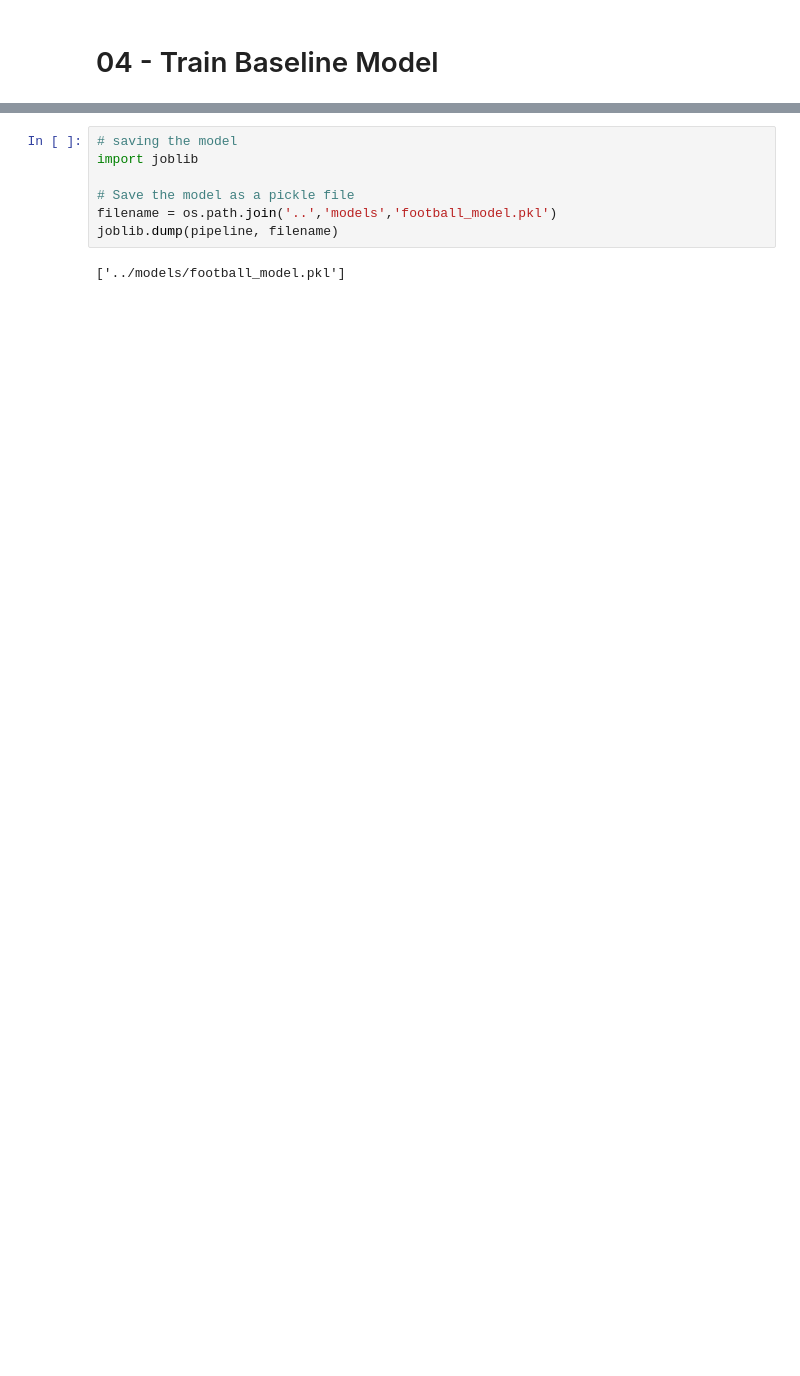
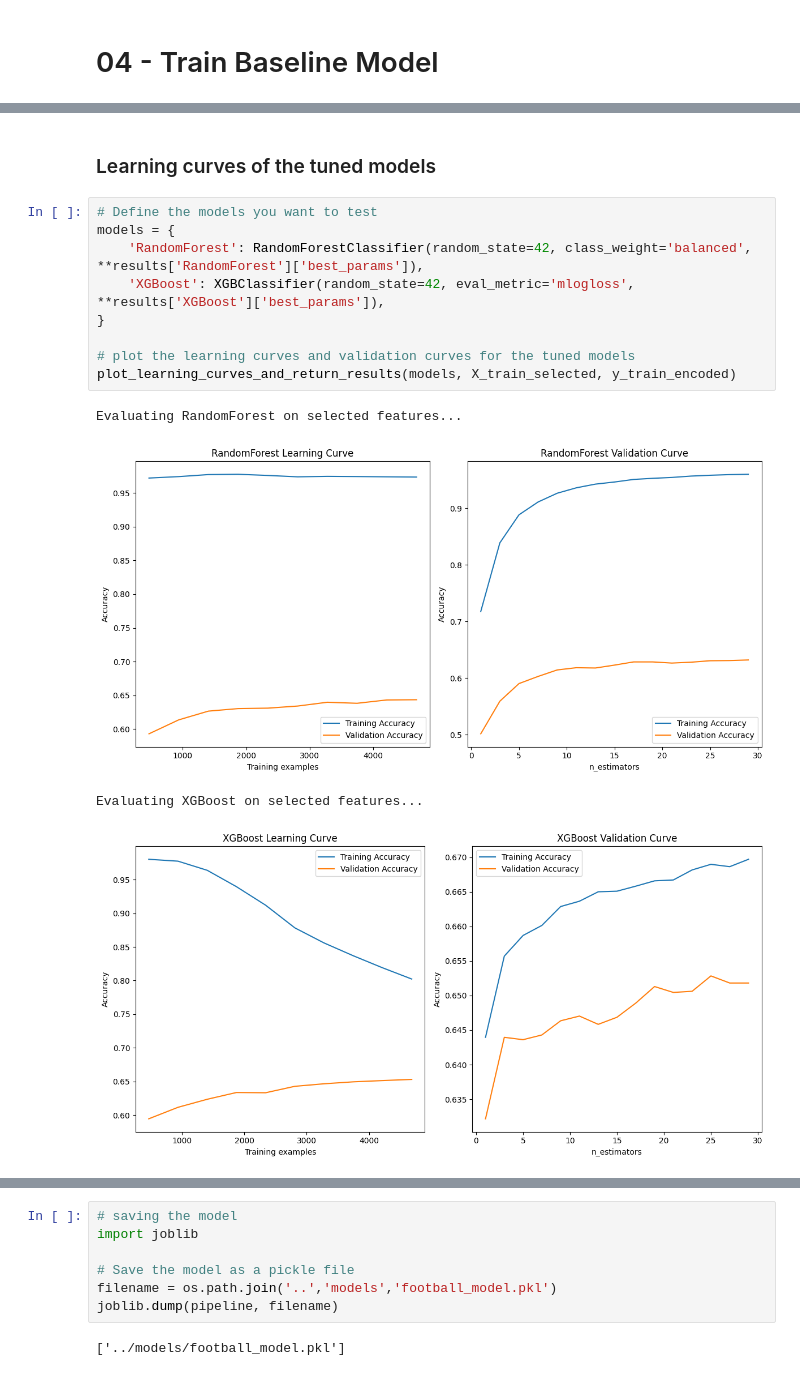
Before and after one commit to RuiFSP/Premier-League-Football, a Jupyter notebook: notebooks/04-train_model.ipynb, the cells around one changed output, grey strips where cells are left out. Saved outputs shown, nothing was run; the diff lists cells and outputs as text; blank space fills up the shorter version.

```diff
--- a/notebooks/04-train_model.ipynb
+++ b/notebooks/04-train_model.ipynb
@@ -433,0 +525,16 @@ Pipeline(steps=[('preprocessor',
+# %% [markdown]
+### Learning curves of the tuned models
+# %%
+# Define the models you want to test
+models = {
+    'RandomForest': RandomForestClassifier(random_state=42, class_weight='balanced', **results['RandomForest']['best_params']),
+    'XGBoost': XGBClassifier(random_state=42, eval_metric='mlogloss', **results['XGBoost']['best_params']),
+}
+
+# plot the learning curves and validation curves for the tuned models
+plot_learning_curves_and_return_results(models, X_train_selected, y_train_encoded)
+# %% [output]
+Evaluating RandomForest on selected features...
+[figure, added]
+Evaluating XGBoost on selected features...
+[figure, added]
```
Also changed, not shown: parts of 38 cells of this notebook, 7 other files.
